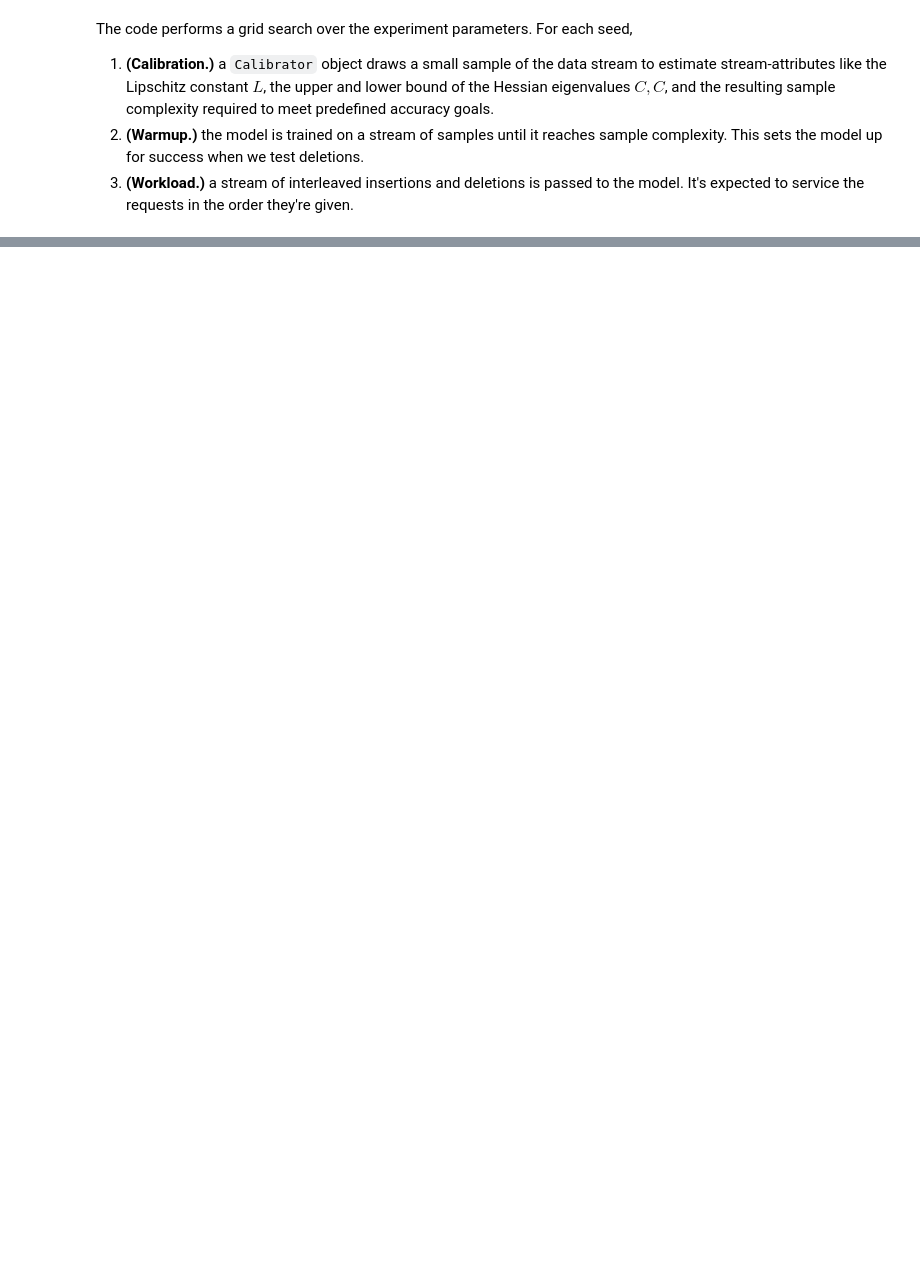
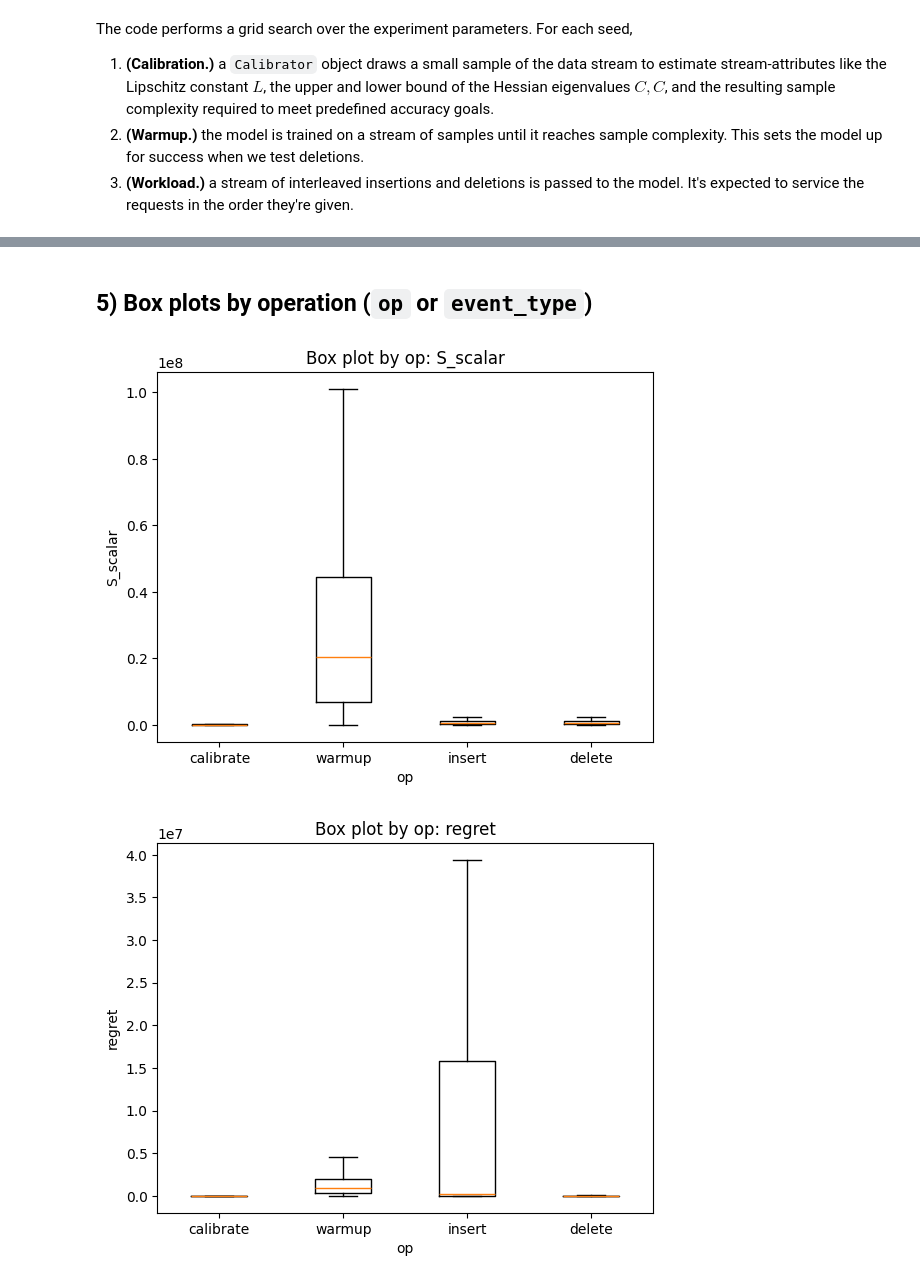
Before and after one commit to kennonstewart/unlearning-research-meta, a Jupyter notebook: experiments/deletion_capacity/results/analysis.ipynb, the cells around one changed output, grey strips where cells are left out. Cells and saved outputs as stored; diff of their text form; code cells hidden in the pictures; blank space fills up the shorter version.

```diff
--- a/experiments/deletion_capacity/results/analysis.ipynb
+++ b/experiments/deletion_capacity/results/analysis.ipynb
@@ -662,0 +386,25 @@ KeyError: "['m_emp', 'gamma_priv'] not in index"
+# %% [markdown]
+## 5) Box plots by operation (`op` or `event_type`)
+# %%
+group_col = None
+if "op" in data.columns:
+    group_col = "op"
+elif "event_type" in data.columns:
+    group_col = "event_type"
+
+if group_col:
+    groups = [g for g in data[group_col].dropna().unique().tolist() if str(g) != "nan"]
+    for c in selected:
+        vals = [data.loc[data[group_col]==g, c].dropna().values for g in groups]
+        # skip if everything is empty
+        if all(len(v)==0 for v in vals):
+            continue
+        plt.figure()
+        plt.boxplot(vals, labels=groups, showfliers=False)
+        plt.title(f"Box plot by {group_col}: {c}")
+        plt.xlabel(group_col); plt.ylabel(c)
+else:
+    print("No 'op' or 'event_type' column found; skipping box plots.")
+# %% [output]
+[figure, added]
+[figure, added]
```
Also changed, not shown: parts of 35 cells of this notebook, 2 other files.
